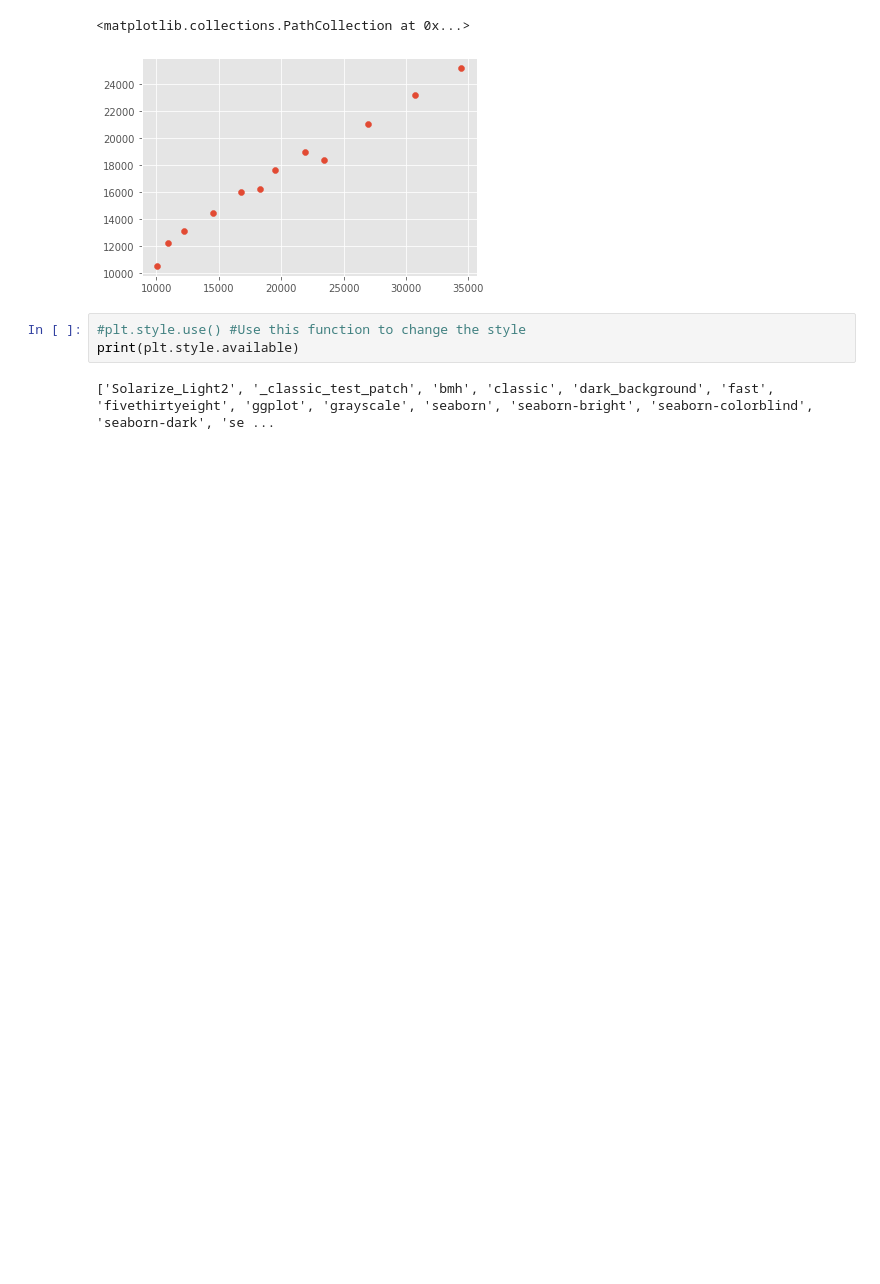
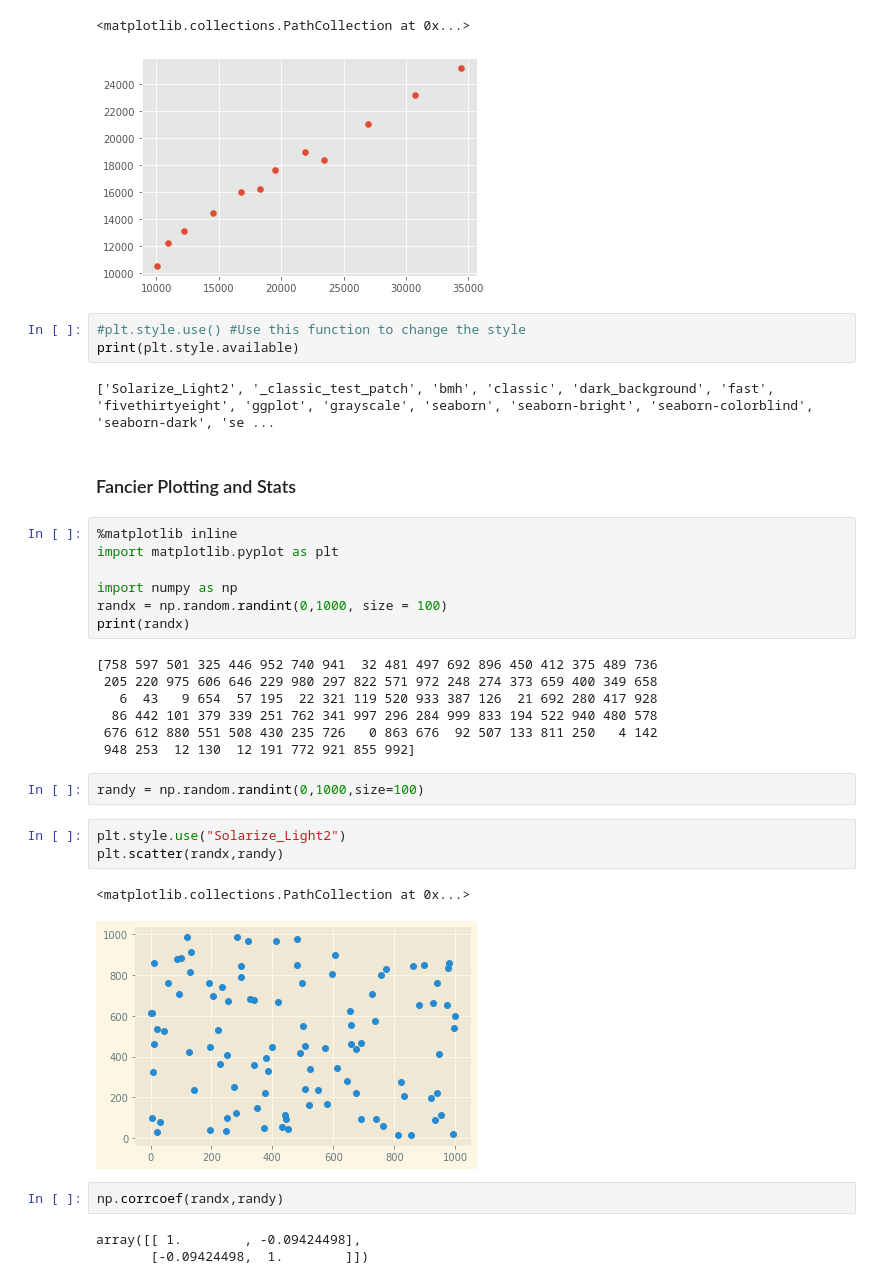
Before and after one commit to colfin/practcomp_2022, a Jupyter notebook: PracComp2022.ipynb, the cells around one changed output. Drawn from its saved outputs; the diff is of its cells as text; blank space fills up the shorter version.

Commit message:
Added fancy plots and stats

```diff
--- a/PracComp2022.ipynb
+++ b/PracComp2022.ipynb
@@ -569,3 +569,32 @@ plt.scatter(gdp_australia,gdp_nz)
 print(plt.style.available)
 # %% [output]
 ['Solarize_Light2', '_classic_test_patch', 'bmh', 'classic', 'dark_background', 'fast', 'fivethirtyeight', 'ggplot', 'grayscale', 'seaborn', 'seaborn-bright', 'seaborn-colorblind', 'seaborn-dark', 'se ...
+# %% [markdown]
+### Fancier Plotting and Stats
+# %%
+%matplotlib inline
+import matplotlib.pyplot as plt
+
+import numpy as np
+randx = np.random.randint(0,1000, size = 100)
+print(randx)
+# %% [output]
+[758 597 501 325 446 952 740 941  32 481 497 692 896 450 412 375 489 736
+ 205 220 975 606 646 229 980 297 822 571 972 248 274 373 659 400 349 658
+   6  43   9 654  57 195  22 321 119 520 933 387 126  21 692 280 417 928
+  86 442 101 379 339 251 762 341 997 296 284 999 833 194 522 940 480 578
+ 676 612 880 551 508 430 235 726   0 863 676  92 507 133 811 250   4 142
+ 948 253  12 130  12 191 772 921 855 992]
+# %%
+randy = np.random.randint(0,1000,size=100)
+# %%
+plt.style.use("Solarize_Light2")
+plt.scatter(randx,randy)
+# %% [output]
+<matplotlib.collections.PathCollection at 0x...>
+[figure, added]
+# %%
+np.corrcoef(randx,randy)
+# %% [output]
+array([[ 1.        , -0.09424498],
+       [-0.09424498,  1.        ]])
```
Also changed, not shown: parts of 12 cells of this notebook.
